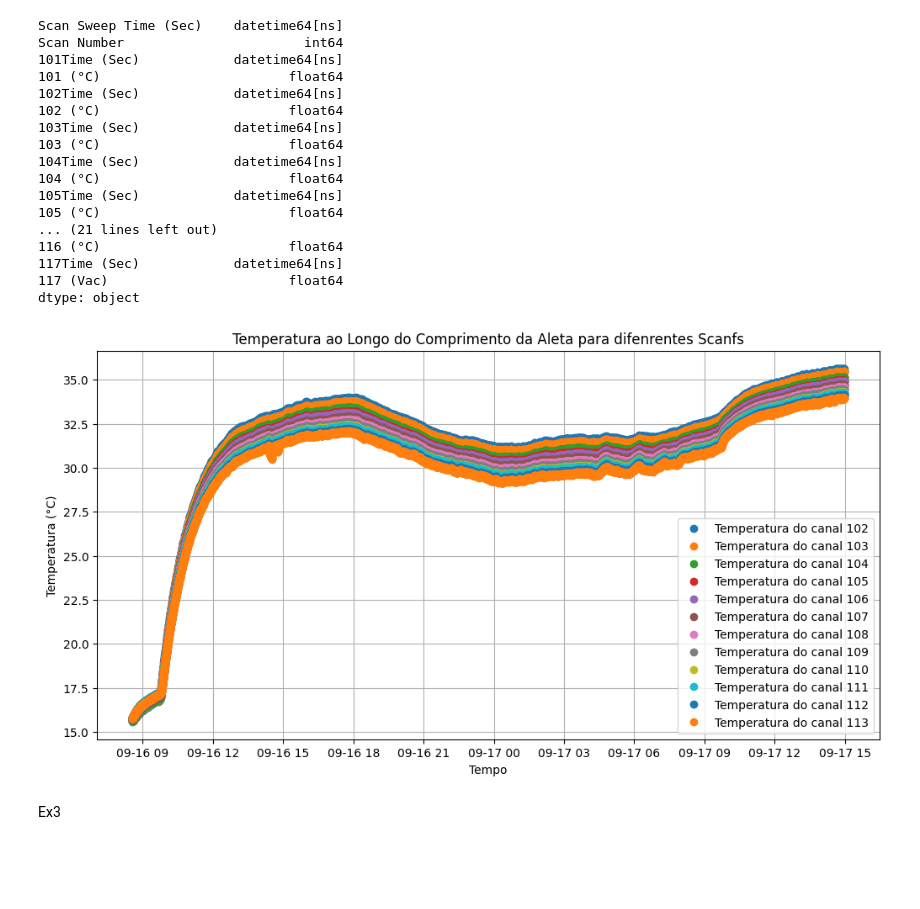
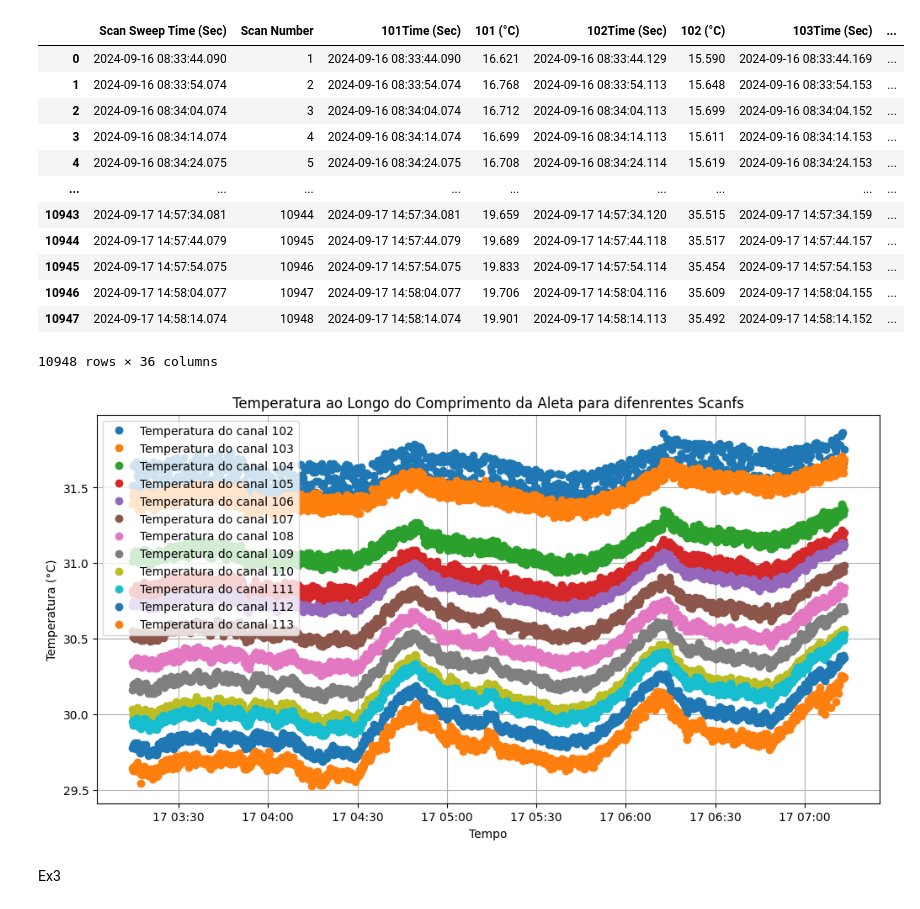
Before and after one commit to Iamiran1/P1-Transcal, a Jupyter notebook: p1.ipynb, the cells around one changed output. Saved outputs shown, nothing was run; the diff lists cells and outputs as text; code cells hidden in the pictures; blank space fills up the shorter version.

```diff
--- a/p1.ipynb
+++ b/p1.ipynb
@@ -3,59 +3,58 @@ import pandas as pd
 import matplotlib.pyplot as plt
 import numpy as np
 from math import *
+from ipywidgets import interact, FloatSlider
 
 #Carrega o arquivo Excel
 file_path = 'Sistema2-G12.xlsx'
 df = pd.read_excel(file_path, sheet_name='Planilha1')
 
-df.dtypes
+df
 # %% [output]
+|  | Scan Sweep Time (Sec) | Scan Number | 101Time (Sec) | 101 (°C) | 102Time (Sec) | 102 (°C) | 103Time (Sec) | ... |
+| 0 | 2024-09-16 08:33:44.090 | 1 | 2024-09-16 08:33:44.090 | 16.621 | 2024-09-16 08:33:44.129 | 15.590 | 2024-09-16 08:33:44.169 | ... |
+| 1 | 2024-09-16 08:33:54.074 | 2 | 2024-09-16 08:33:54.074 | 16.768 | 2024-09-16 08:33:54.113 | 15.648 | 2024-09-16 08:33:54.153 | ... |
+| 2 | 2024-09-16 08:34:04.074 | 3 | 2024-09-16 08:34:04.074 | 16.712 | 2024-09-16 08:34:04.113 | 15.699 | 2024-09-16 08:34:04.152 | ... |
+| 3 | 2024-09-16 08:34:14.074 | 4 | 2024-09-16 08:34:14.074 | 16.699 | 2024-09-16 08:34:14.113 | 15.611 | 2024-09-16 08:34:14.153 | ... |
+| 4 | 2024-09-16 08:34:24.075 | 5 | 2024-09-16 08:34:24.075 | 16.708 | 2024-09-16 08:34:24.114 | 15.619 | 2024-09-16 08:34:24.153 | ... |
+| ... | ... | ... | ... | ... | ... | ... | ... | ... |
+| 10943 | 2024-09-17 14:57:34.081 | 10944 | 2024-09-17 14:57:34.081 | 19.659 | 2024-09-17 14:57:34.120 | 35.515 | 2024-09-17 14:57:34.159 | ... |
+| 10944 | 2024-09-17 14:57:44.079 | 10945 | 2024-09-17 14:57:44.079 | 19.689 | 2024-09-17 14:57:44.118 | 35.517 | 2024-09-17 14:57:44.157 | ... |
+| 10945 | 2024-09-17 14:57:54.075 | 10946 | 2024-09-17 14:57:54.075 | 19.833 | 2024-09-17 14:57:54.114 | 35.454 | 2024-09-17 14:57:54.153 | ... |
+| 10946 | 2024-09-17 14:58:04.077 | 10947 | 2024-09-17 14:58:04.077 | 19.706 | 2024-09-17 14:58:04.116 | 35.609 | 2024-09-17 14:58:04.155 | ... |
+| 10947 | 2024-09-17 14:58:14.074 | 10948 | 2024-09-17 14:58:14.074 | 19.901 | 2024-09-17 14:58:14.113 | 35.492 | 2024-09-17 14:58:14.152 | ... |
-Scan Sweep Time (Sec)    datetime64[ns]
-Scan Number                       int64
-101Time (Sec)            datetime64[ns]
-101 (°C)                        float64
-102Time (Sec)            datetime64[ns]
-102 (°C)                        float64
-103Time (Sec)            datetime64[ns]
-103 (°C)                        float64
-104Time (Sec)            datetime64[ns]
-104 (°C)                        float64
-105Time (Sec)            datetime64[ns]
-105 (°C)                        float64
-... (21 lines left out)
-116 (°C)                        float64
-117Time (Sec)            datetime64[ns]
-117 (Vac)                       float64
-dtype: object
+10948 rows × 36 columns
 # %%
 
 #Definindo as linhas de interesse
-start_row = 0
+start_row = 6725
+end_row = 8157
+
 
 #Definindo as colunas de interesse (12 pontos)
 coluna_t_amb = ['101 (°C)']
 coluna_t_base = ['102 (°C)']
-t_amb = df.loc[start_row:, coluna_t_amb]
-t_base = df.loc[start_row:, coluna_t_base]
+t_amb = df.loc[start_row:end_row, coluna_t_amb]
+t_base = df.loc[start_row:end_row, coluna_t_base]
 plt.figure(figsize=(12, 6))
 matriz_medias = {}
 for i in range(102, 114):
-    temps = df.loc[start_row:, f"{i} (°C)"]
+    temps = df.loc[start_row:end_row, f"{i} (°C)"]
     matriz_medias [f"Canal {i}"]= temps.mean()
-    scanf_values = df.loc[start_row:, 'Scan Sweep Time (Sec)']
+    scanf_values = df.loc[start_row:end_row, 'Scan Sweep Time (Sec)']
     plt.plot(scanf_values, temps,'o', label=f'Temperatura do canal {i}')
 
 
 
 
 plt.title('Temperatura ao Longo do Comprimento da Aleta para difenrentes Scanfs')
 plt.xlabel('Tempo')
 plt.ylabel('Temperatura (°C)')
 plt.grid(True)
 plt.legend()
 plt.show()
 # %% [output]
-[figure, old version]
+[figure, new version]
 # %% [markdown]
 Ex3
 # %%
```
Also changed, not shown: parts of 5 cells of this notebook.
